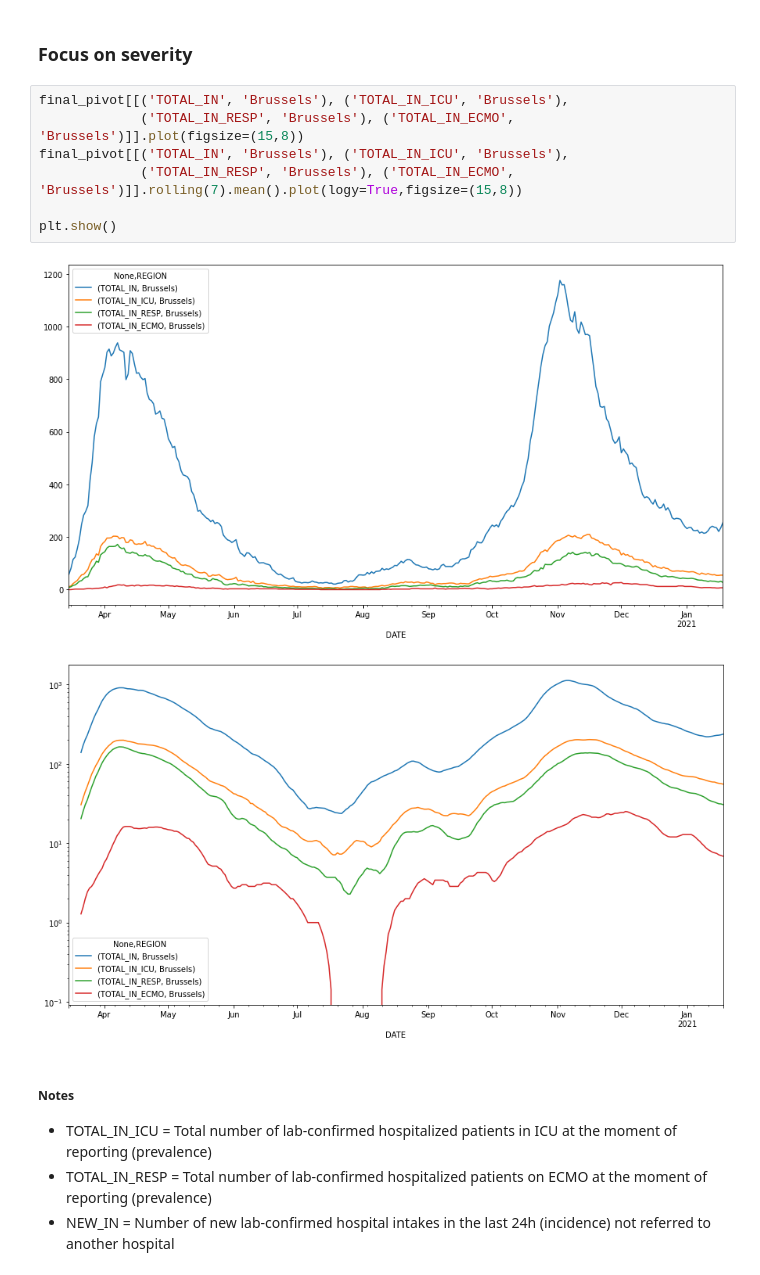
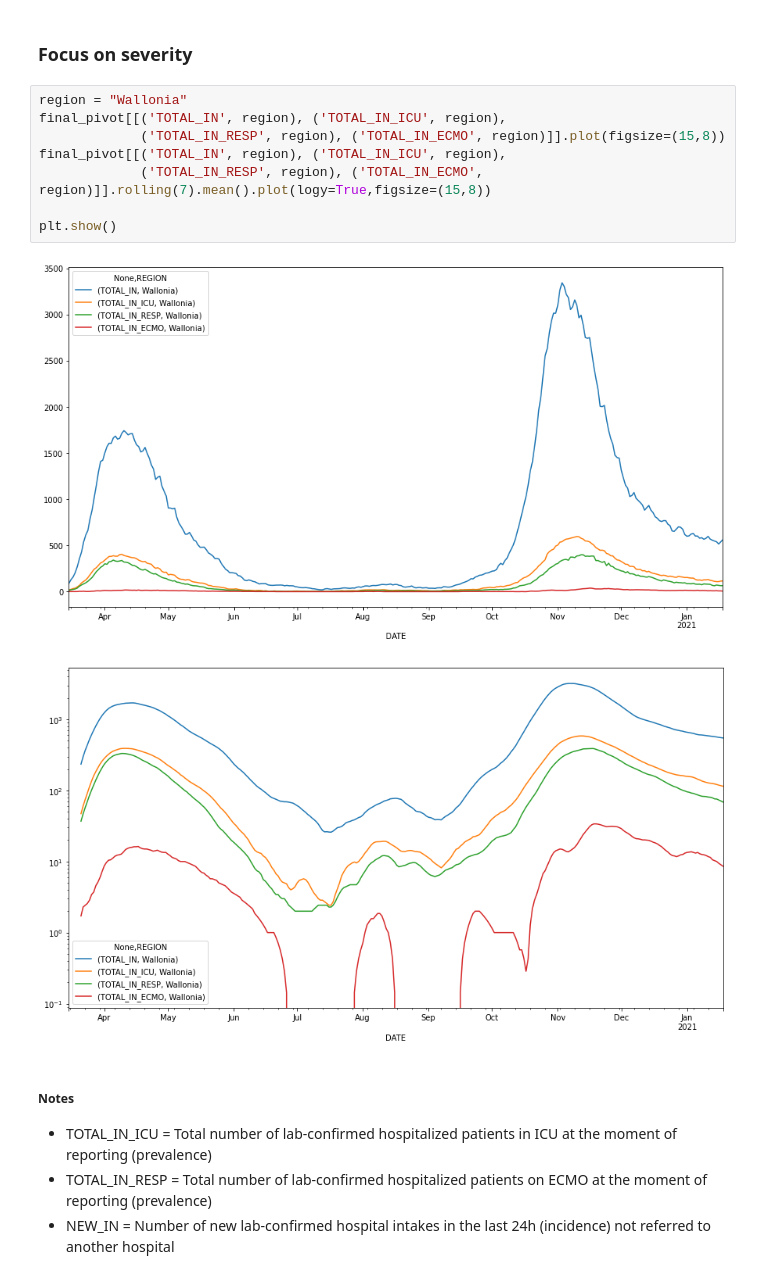
Before and after one commit to Demesmaeker/workshop-IBM-covid, a Jupyter notebook: main.ipynb, the cells around one changed output. Cells and saved outputs as stored; diff of their text form.

Commit message:
adding variable 'region'

```diff
--- a/main.ipynb
+++ b/main.ipynb
@@ -453,15 +453,16 @@ Text(0.5, 1.0, 'Deaths rate by hospitalization (2nd wave)')
 # %% [markdown]
 ### Focus on severity
 # %%
-final_pivot[[('TOTAL_IN', 'Brussels'), ('TOTAL_IN_ICU', 'Brussels'),
-             ('TOTAL_IN_RESP', 'Brussels'), ('TOTAL_IN_ECMO', 'Brussels')]].plot(figsize=(15,8))
-final_pivot[[('TOTAL_IN', 'Brussels'), ('TOTAL_IN_ICU', 'Brussels'),
-             ('TOTAL_IN_RESP', 'Brussels'), ('TOTAL_IN_ECMO', 'Brussels')]].rolling(7).mean().plot(logy=True,figsize=(15,8))
+region = "Wallonia"
+final_pivot[[('TOTAL_IN', region), ('TOTAL_IN_ICU', region),
+             ('TOTAL_IN_RESP', region), ('TOTAL_IN_ECMO', region)]].plot(figsize=(15,8))
+final_pivot[[('TOTAL_IN', region), ('TOTAL_IN_ICU', region),
+             ('TOTAL_IN_RESP', region), ('TOTAL_IN_ECMO', region)]].rolling(7).mean().plot(logy=True,figsize=(15,8))
 
 plt.show()
 # %% [output]
-[figure, old version]
+[figure, new version]
-[figure, old version]
+[figure, new version]
 # %% [markdown]
 ##### Notes
 - TOTAL_IN_ICU = Total number of lab-confirmed hospitalized patients in ICU at the moment of reporting (prevalence)
```
Also changed, not shown: parts of 2 cells of this notebook.
